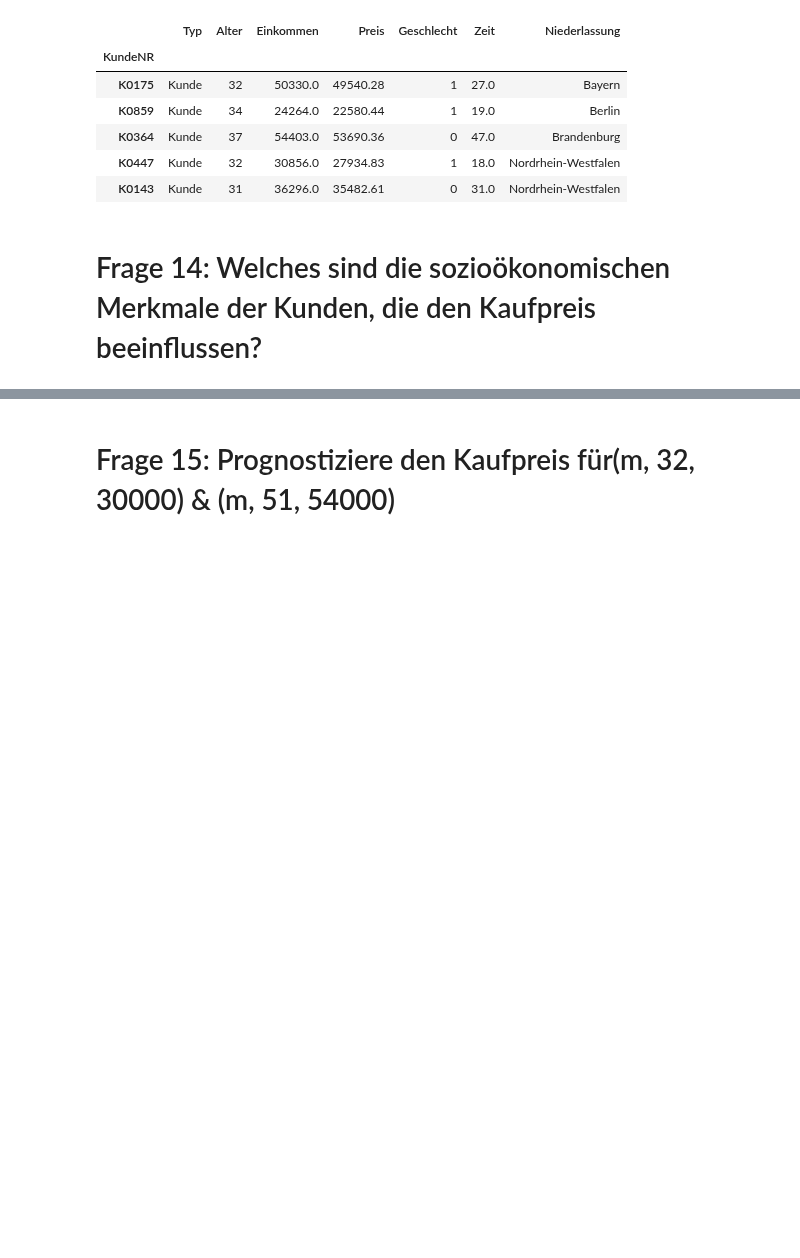
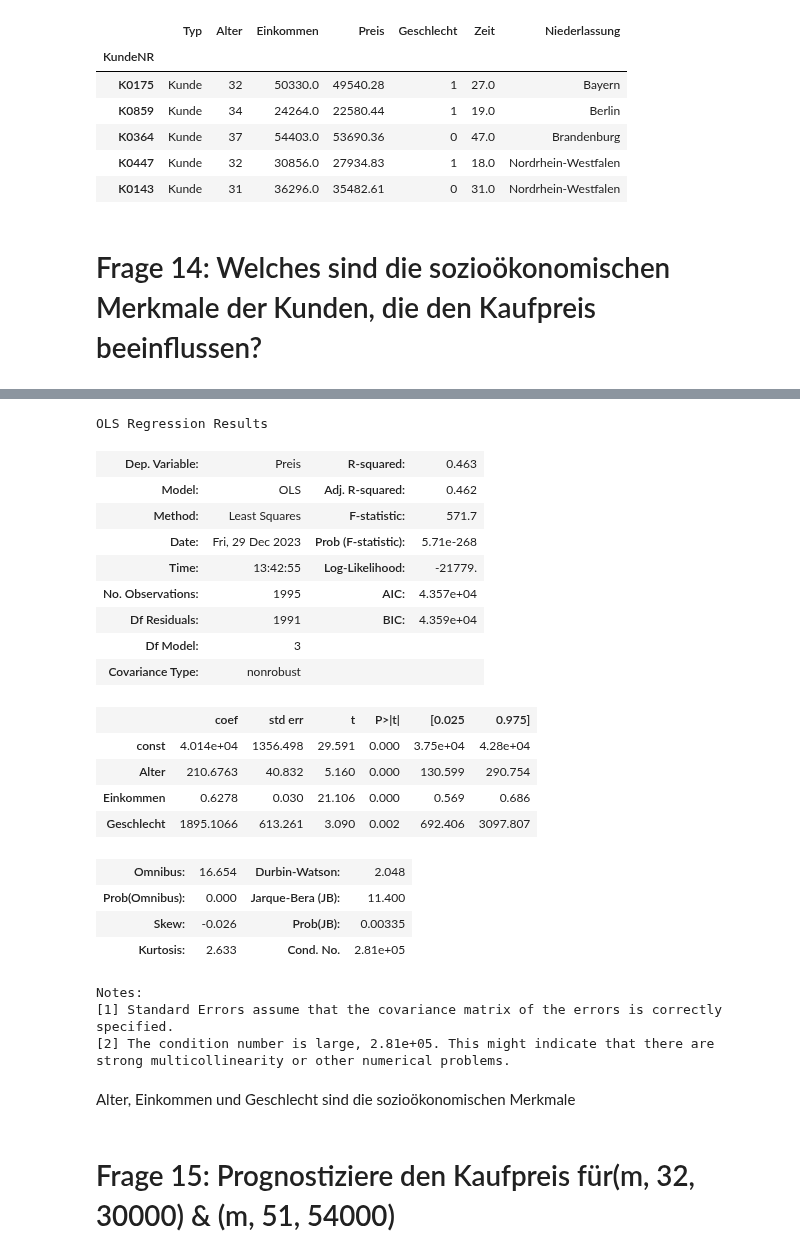
Before and after one commit to Dennis130301/final_projectWS23_Group1, a Jupyter notebook: Projekt_Gruppe1_Jakob.ipynb, the cells around one changed output, grey strips where cells are left out. Drawn from its saved outputs; the diff is of its cells as text; code cells hidden in the pictures; blank space fills up the shorter version.

```diff
--- a/Projekt_Gruppe1.ipynb
+++ b/Projekt_Gruppe1_Jakob.ipynb
@@ -806,3 +853,48 @@ merged_df.loc[merged_df["Einkommen"] > merged_df["Preis"]]
+# %%
+# DataFrame mit relevanten Spalten
+df_selected = merged_df[['Preis', 'Alter', 'Einkommen', 'Geschlecht']]
+
+# Zeilen ohne Werte entfernen
+df_selected = df_selected.dropna()
+# %%
+# unabhängigen Variablen X und abhängige Variable y
+X = df_selected[['Alter', 'Einkommen', 'Geschlecht']]
+y = df_selected['Preis']
+
+# Konstanter Term (intercept)
+X = sm.add_constant(X)
+
+# Modell erstellen
+model = sm.OLS(y, X).fit()
+
+# Regressionsergebnisse
+model.summary()
+# %% [output]
+OLS Regression Results
+| Dep. Variable: | Preis | R-squared: | 0.463 |
+| Model: | OLS | Adj. R-squared: | 0.462 |
+| Method: | Least Squares | F-statistic: | 571.7 |
+| Date: | Fri, 29 Dec 2023 | Prob (F-statistic): | 5.71e-268 |
+| Time: | 13:42:55 | Log-Likelihood: | -21779. |
+| No. Observations: | 1995 | AIC: | 4.357e+04 |
+| Df Residuals: | 1991 | BIC: | 4.359e+04 |
+| Df Model: | 3 |  |  |
+| Covariance Type: | nonrobust |  |  |
+|  | coef | std err | t | P>|t| | [0.025 | 0.975] |
+| const | 4.014e+04 | 1356.498 | 29.591 | 0.000 | 3.75e+04 | 4.28e+04 |
+| Alter | 210.6763 | 40.832 | 5.160 | 0.000 | 130.599 | 290.754 |
+| Einkommen | 0.6278 | 0.030 | 21.106 | 0.000 | 0.569 | 0.686 |
+| Geschlecht | 1895.1066 | 613.261 | 3.090 | 0.002 | 692.406 | 3097.807 |
+| Omnibus: | 16.654 | Durbin-Watson: | 2.048 |
+| Prob(Omnibus): | 0.000 | Jarque-Bera (JB): | 11.400 |
+| Skew: | -0.026 | Prob(JB): | 0.00335 |
+| Kurtosis: | 2.633 | Cond. No. | 2.81e+05 |
+Notes:
+[1] Standard Errors assume that the covariance matrix of the errors is correctly specified.
+[2] The condition number is large, 2.81e+05. This might indicate that there are
+strong multicollinearity or other numerical problems.
+# %% [markdown]
+Alter, Einkommen und Geschlecht sind die sozioökonomischen Merkmale
 # %% [markdown]
 # Frage 15: Prognostiziere den Kaufpreis für(m, 32, 30000) & (m, 51, 54000)
 # %% [markdown]
```
Also changed, not shown: parts of 13 cells of this notebook.
